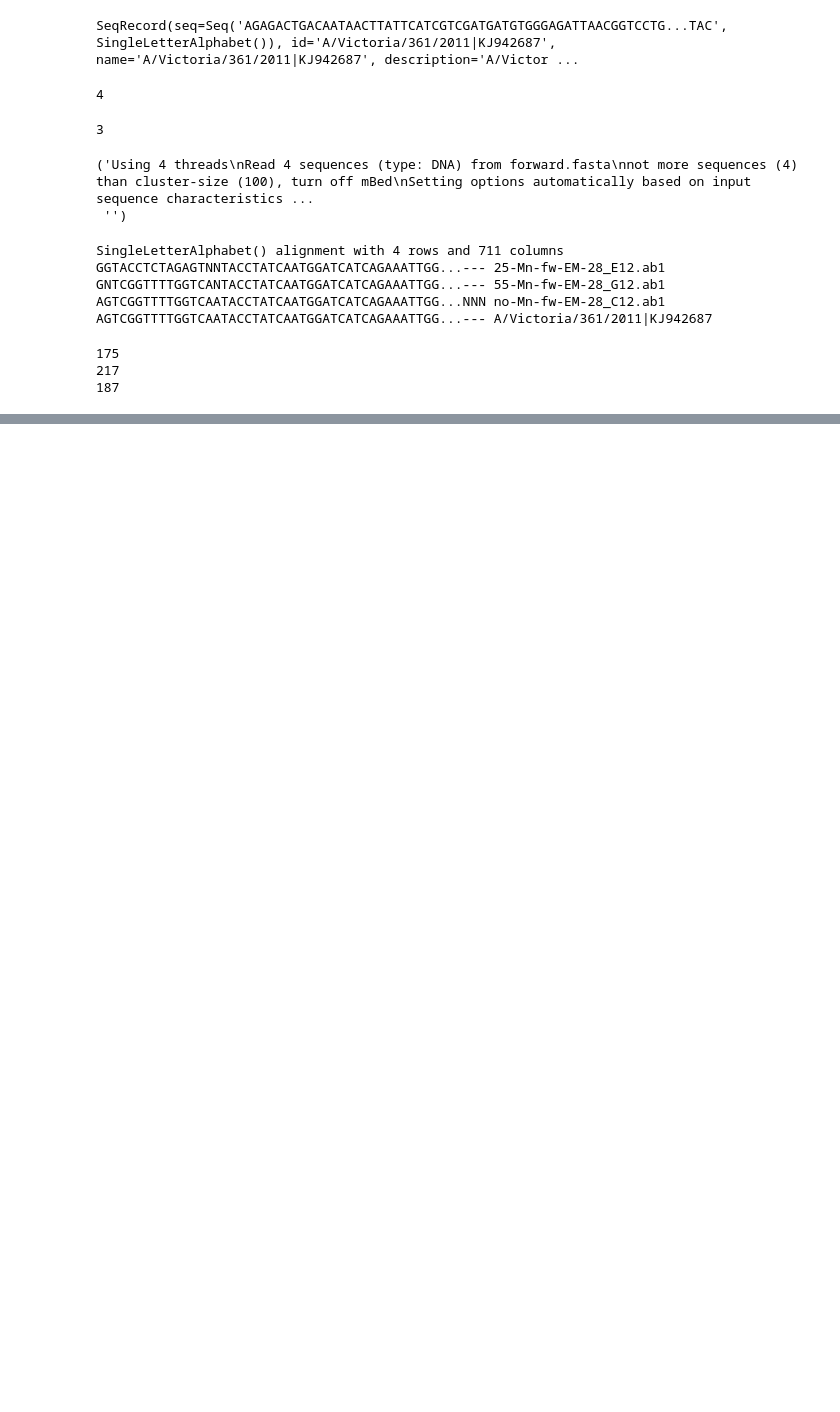
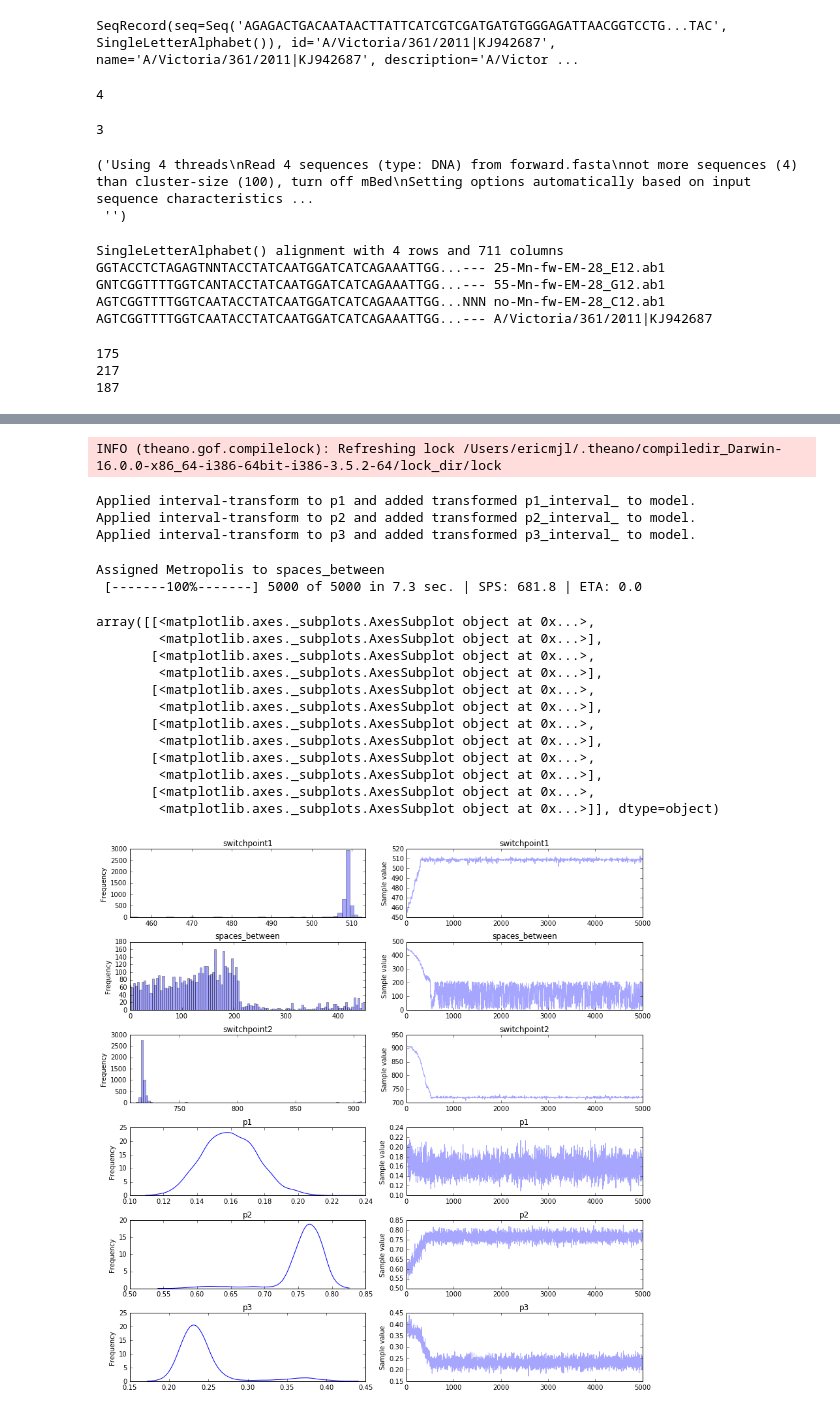
Before and after one commit to ericmjl/protein-systematic-characterization, a Jupyter notebook: experiments/temp-20160927-hackytaq/hacky-taq.ipynb, the cells around one changed output, grey strips where cells are left out. Cells and saved outputs as stored; diff of their text form; code cells hidden in the pictures; blank space fills up the shorter version.

```diff
--- a/experiments/temp-20160927-hackytaq/hacky-taq.ipynb
+++ b/experiments/temp-20160927-hackytaq/hacky-taq.ipynb
@@ -117,3 +140,50 @@ plt.ylim(-1, 3)
+# %%
+with pm.Model() as model:
+    switchpoint1 = pm.DiscreteUniform('switchpoint1', lower=0, upper=len(num_gaps))
+    spaces_between = pm.DiscreteUniform('spaces_between', lower=0, upper=len(num_gaps))
+    switchpoint2 = pm.DiscreteUniform('switchpoint2', lower=switchpoint1+spaces_between, upper=len(num_gaps))
+
+    p1 = pm.Uniform('p1', lower=0, upper=1)
+    p2 = pm.Uniform('p2', lower=0, upper=1)
+    p3 = pm.Uniform('p3', lower=0, upper=1)
+
+    rate1 = pm.math.switch(positions < switchpoint1, p1, p2)
+    rate2 = pm.math.switch(positions > switchpoint2, p2, p3)
+
+    mutations1 = pm.Bernoulli('mutations1', p=rate1, observed=num_gaps)
+    mutations2 = pm.Bernoulli('mutations2', p=rate2, observed=num_gaps)
+# %% [output]
+INFO (theano.gof.compilelock): Refreshing lock /Users/ericmjl/.theano/compiledir_Darwin-16.0.0-x86_64-i386-64bit-i386-3.5.2-64/lock_dir/lock
+Applied interval-transform to p1 and added transformed p1_interval_ to model.
+Applied interval-transform to p2 and added transformed p2_interval_ to model.
+Applied interval-transform to p3 and added transformed p3_interval_ to model.
+# %%
+with model:
+    step1 = pm.NUTS([p1, p2, p3])
+
+    # Use Metropolis for switchpoint, and missing values since it accommodates discrete variables
+    step2 = pm.Metropolis([switchpoint1, switchpoint2])
+
+    trace = pm.sample(5000, step=[step1, step2])
+# %% [output]
+Assigned Metropolis to spaces_between
+ [-------100%-------] 5000 of 5000 in 7.3 sec. | SPS: 681.8 | ETA: 0.0
+# %%
+pm.traceplot(trace)
+# %% [output]
+array([[<matplotlib.axes._subplots.AxesSubplot object at 0x...>,
+        <matplotlib.axes._subplots.AxesSubplot object at 0x...>],
+       [<matplotlib.axes._subplots.AxesSubplot object at 0x...>,
+        <matplotlib.axes._subplots.AxesSubplot object at 0x...>],
+       [<matplotlib.axes._subplots.AxesSubplot object at 0x...>,
+        <matplotlib.axes._subplots.AxesSubplot object at 0x...>],
+       [<matplotlib.axes._subplots.AxesSubplot object at 0x...>,
+        <matplotlib.axes._subplots.AxesSubplot object at 0x...>],
+       [<matplotlib.axes._subplots.AxesSubplot object at 0x...>,
+        <matplotlib.axes._subplots.AxesSubplot object at 0x...>],
+       [<matplotlib.axes._subplots.AxesSubplot object at 0x...>,
+        <matplotlib.axes._subplots.AxesSubplot object at 0x...>]], dtype=object)
+[figure, added]
 # %%
 def last_element_index(li, el):
     """
```
Also changed, not shown: parts of 10 cells of this notebook.
